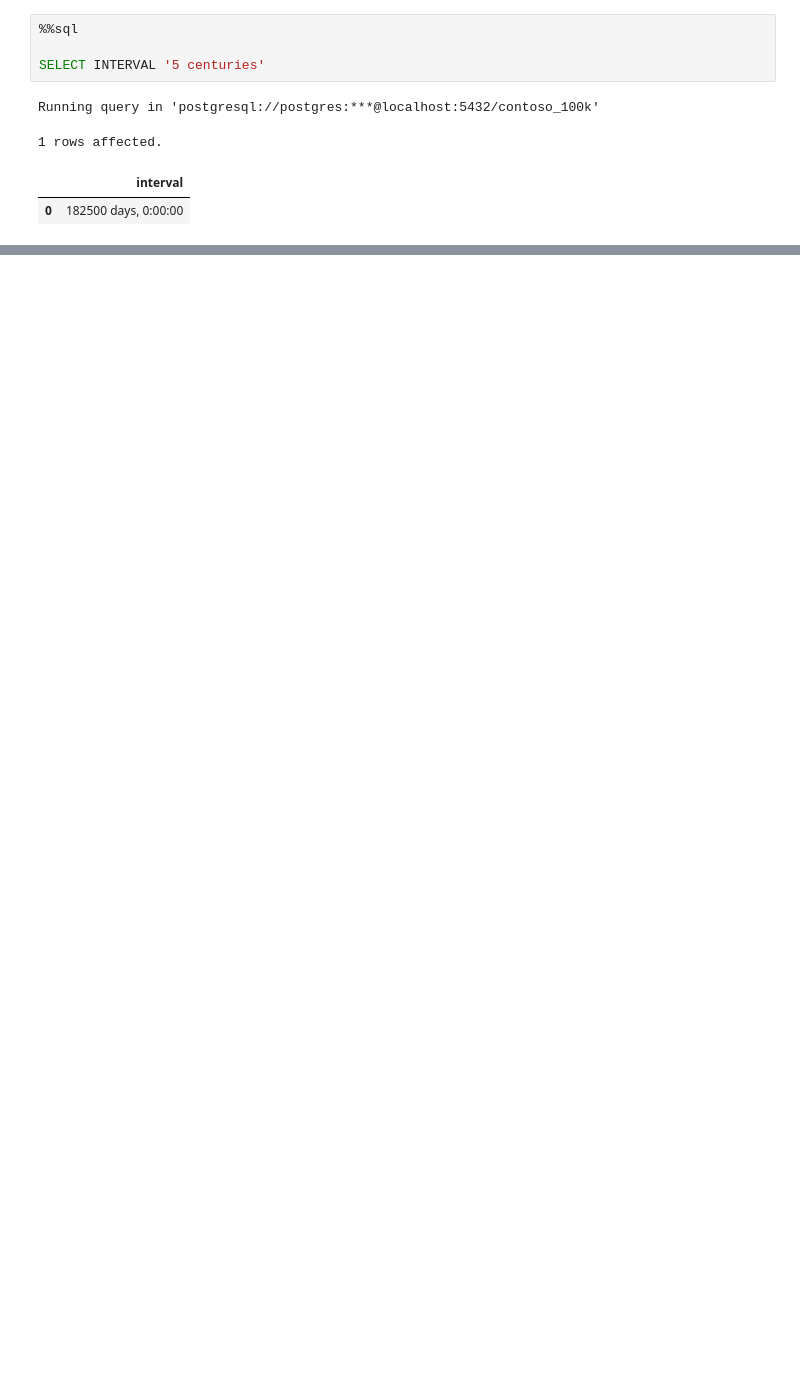
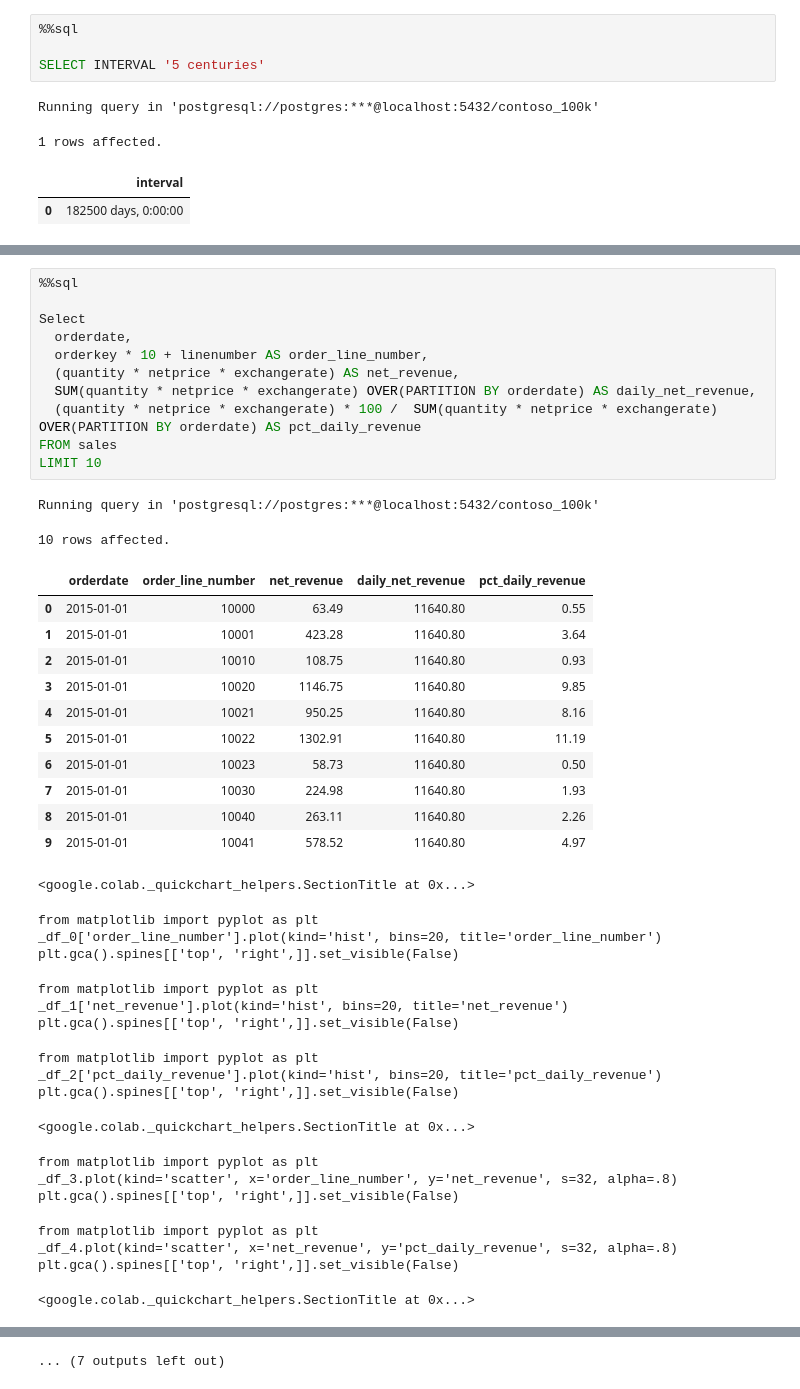
Before and after one commit to ew-alt/Data-anylatics, a Jupyter notebook: Resources/Blank_SQL_Notebook.ipynb, the cells around one changed output, grey strips where cells are left out. Cells and saved outputs as stored; diff of their text form; blank space fills up the shorter version.

```diff
--- a/Resources/Blank_SQL_Notebook.ipynb
+++ b/Resources/Blank_SQL_Notebook.ipynb
@@ -449,0 +477,43 @@ Running query in 'postgresql://postgres:***@localhost:5432/contoso_100k'
+# %%
+%%sql
+
+Select
+  orderdate,
+  orderkey * 10 + linenumber AS order_line_number,
+  (quantity * netprice * exchangerate) AS net_revenue,
+  SUM(quantity * netprice * exchangerate) OVER(PARTITION BY orderdate) AS daily_net_revenue,
+  (quantity * netprice * exchangerate) * 100 /  SUM(quantity * netprice * exchangerate) OVER(PARTITION BY orderdate) AS pct_daily_revenue
+FROM sales
+LIMIT 10
+# %% [output]
+Running query in 'postgresql://postgres:***@localhost:5432/contoso_100k'
+10 rows affected.
+|  | orderdate | order_line_number | net_revenue | daily_net_revenue | pct_daily_revenue |
+| 0 | 2015-01-01 | 10000 | 63.49 | 11640.80 | 0.55 |
+| 1 | 2015-01-01 | 10001 | 423.28 | 11640.80 | 3.64 |
+| 2 | 2015-01-01 | 10010 | 108.75 | 11640.80 | 0.93 |
+| 3 | 2015-01-01 | 10020 | 1146.75 | 11640.80 | 9.85 |
+| 4 | 2015-01-01 | 10021 | 950.25 | 11640.80 | 8.16 |
+| 5 | 2015-01-01 | 10022 | 1302.91 | 11640.80 | 11.19 |
+| 6 | 2015-01-01 | 10023 | 58.73 | 11640.80 | 0.50 |
+| 7 | 2015-01-01 | 10030 | 224.98 | 11640.80 | 1.93 |
+| 8 | 2015-01-01 | 10040 | 263.11 | 11640.80 | 2.26 |
+| 9 | 2015-01-01 | 10041 | 578.52 | 11640.80 | 4.97 |
+<google.colab._quickchart_helpers.SectionTitle at 0x...>
+from matplotlib import pyplot as plt
+_df_0['order_line_number'].plot(kind='hist', bins=20, title='order_line_number')
+plt.gca().spines[['top', 'right',]].set_visible(False)
+from matplotlib import pyplot as plt
+_df_1['net_revenue'].plot(kind='hist', bins=20, title='net_revenue')
+plt.gca().spines[['top', 'right',]].set_visible(False)
+from matplotlib import pyplot as plt
+_df_2['pct_daily_revenue'].plot(kind='hist', bins=20, title='pct_daily_revenue')
+plt.gca().spines[['top', 'right',]].set_visible(False)
+<google.colab._quickchart_helpers.SectionTitle at 0x...>
+from matplotlib import pyplot as plt
+_df_3.plot(kind='scatter', x='order_line_number', y='net_revenue', s=32, alpha=.8)
+plt.gca().spines[['top', 'right',]].set_visible(False)
+from matplotlib import pyplot as plt
+_df_4.plot(kind='scatter', x='net_revenue', y='pct_daily_revenue', s=32, alpha=.8)
+plt.gca().spines[['top', 'right',]].set_visible(False)
+<google.colab._quickchart_helpers.SectionTitle at 0x...>
@@ -449,0 +535 @@ Running query in 'postgresql://postgres:***@localhost:5432/contoso_100k'
+... (7 outputs left out)
```
Also changed, not shown: parts of 7 cells of this notebook.
